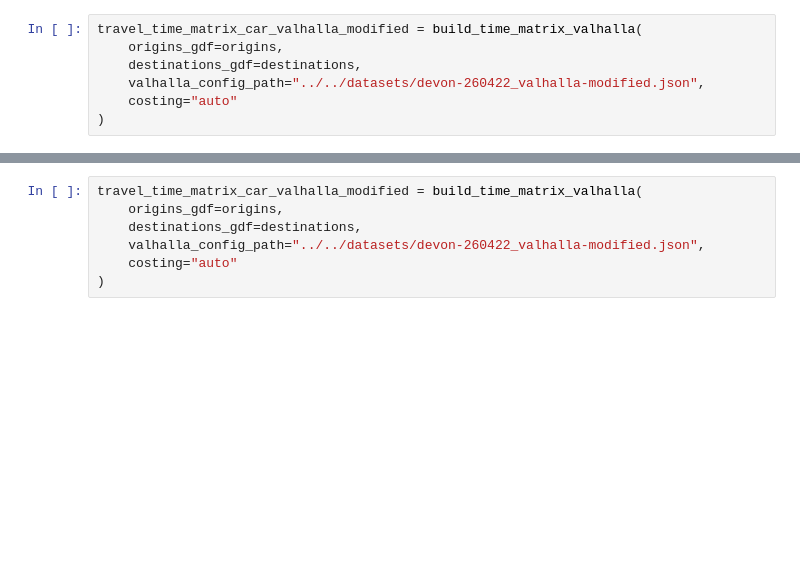
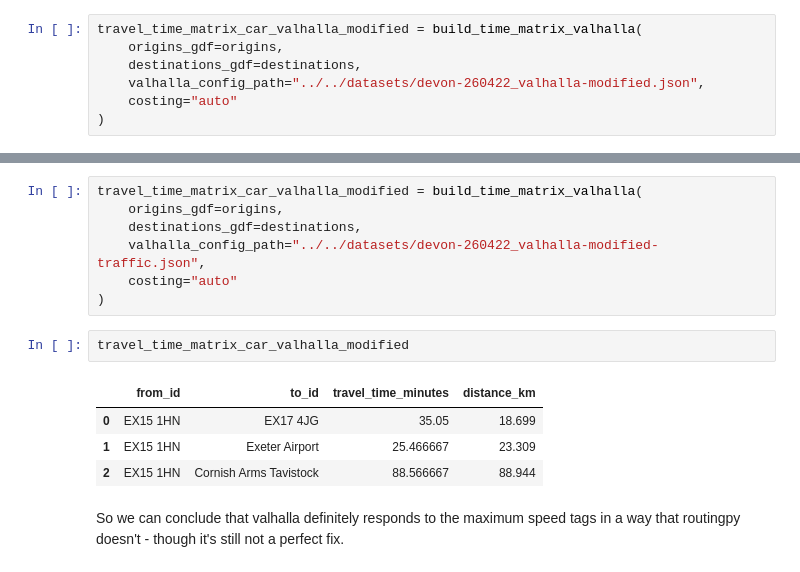
Before and after one commit to hsma-tools/lokigi, a Jupyter notebook: examples/other/modifying_osm_max_speeds/index.ipynb, the cells around one changed output, grey strips where cells are left out. Saved outputs shown, nothing was run; the diff lists cells and outputs as text; blank space fills up the shorter version.

Commit message:
feat(routing): more travel matrix experiments

```diff
--- a/examples/other/modifying_osm_max_speeds/index.ipynb
+++ b/examples/other/modifying_osm_max_speeds/index.ipynb
@@ -830,6 +470,15 @@ prepare_valhalla_network(
 travel_time_matrix_car_valhalla_modified = build_time_matrix_valhalla(
     origins_gdf=origins,
     destinations_gdf=destinations,
-    valhalla_config_path="../../datasets/devon-260422_valhalla-modified.json",
+    valhalla_config_path="../../datasets/devon-260422_valhalla-modified-traffic.json",
     costing="auto"
 )
+# %%
+travel_time_matrix_car_valhalla_modified
+# %% [output]
+|  | from_id | to_id | travel_time_minutes | distance_km |
+| 0 | EX15 1HN | EX17 4JG | 35.05 | 18.699 |
+| 1 | EX15 1HN | Exeter Airport | 25.466667 | 23.309 |
+| 2 | EX15 1HN | Cornish Arms Tavistock | 88.566667 | 88.944 |
+# %% [markdown]
+So we can conclude that valhalla definitely responds to the maximum speed tags in a way that routingpy doesn't - though it's still not a perfect fix.
```
Also changed, not shown: parts of 59 cells of this notebook, 2 other files.
